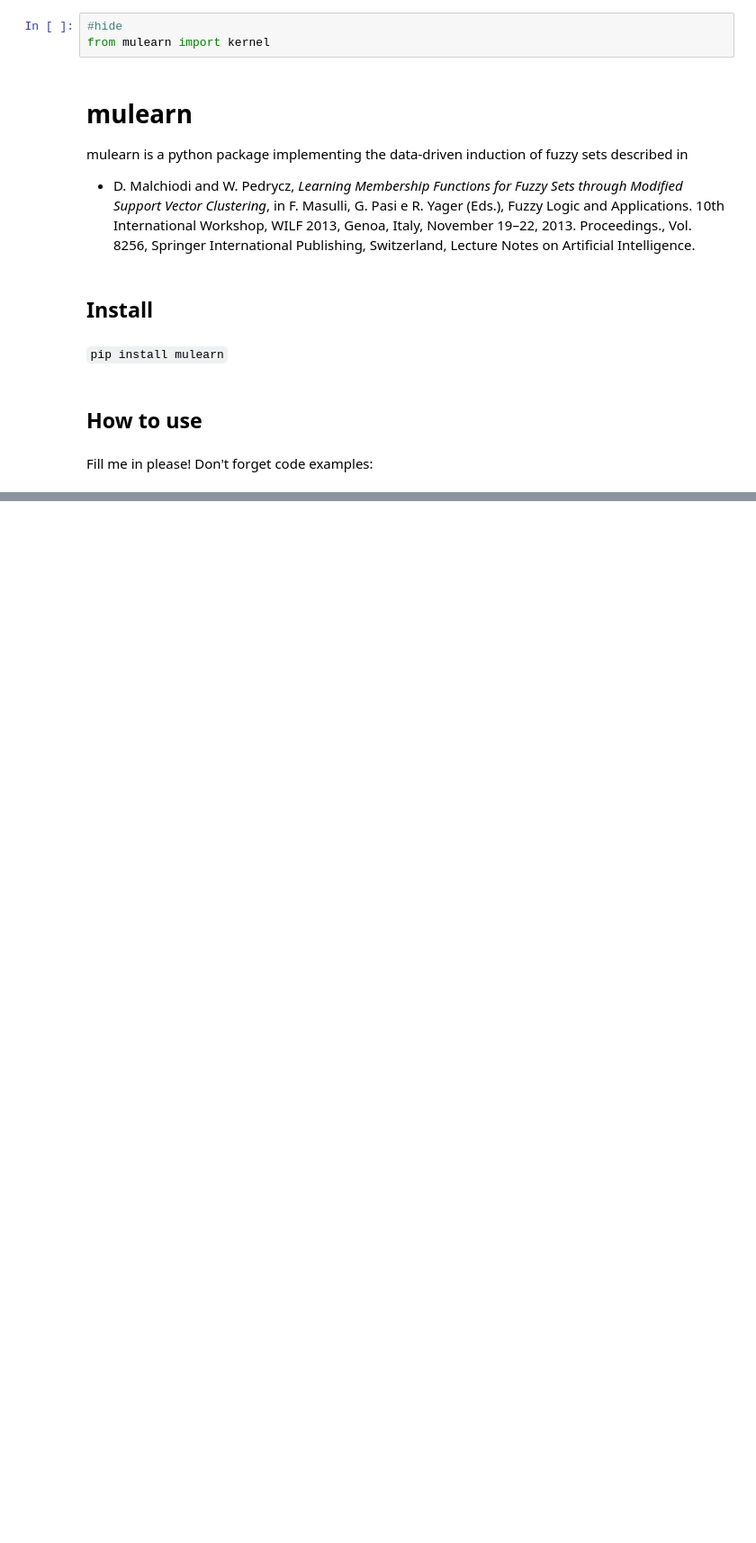
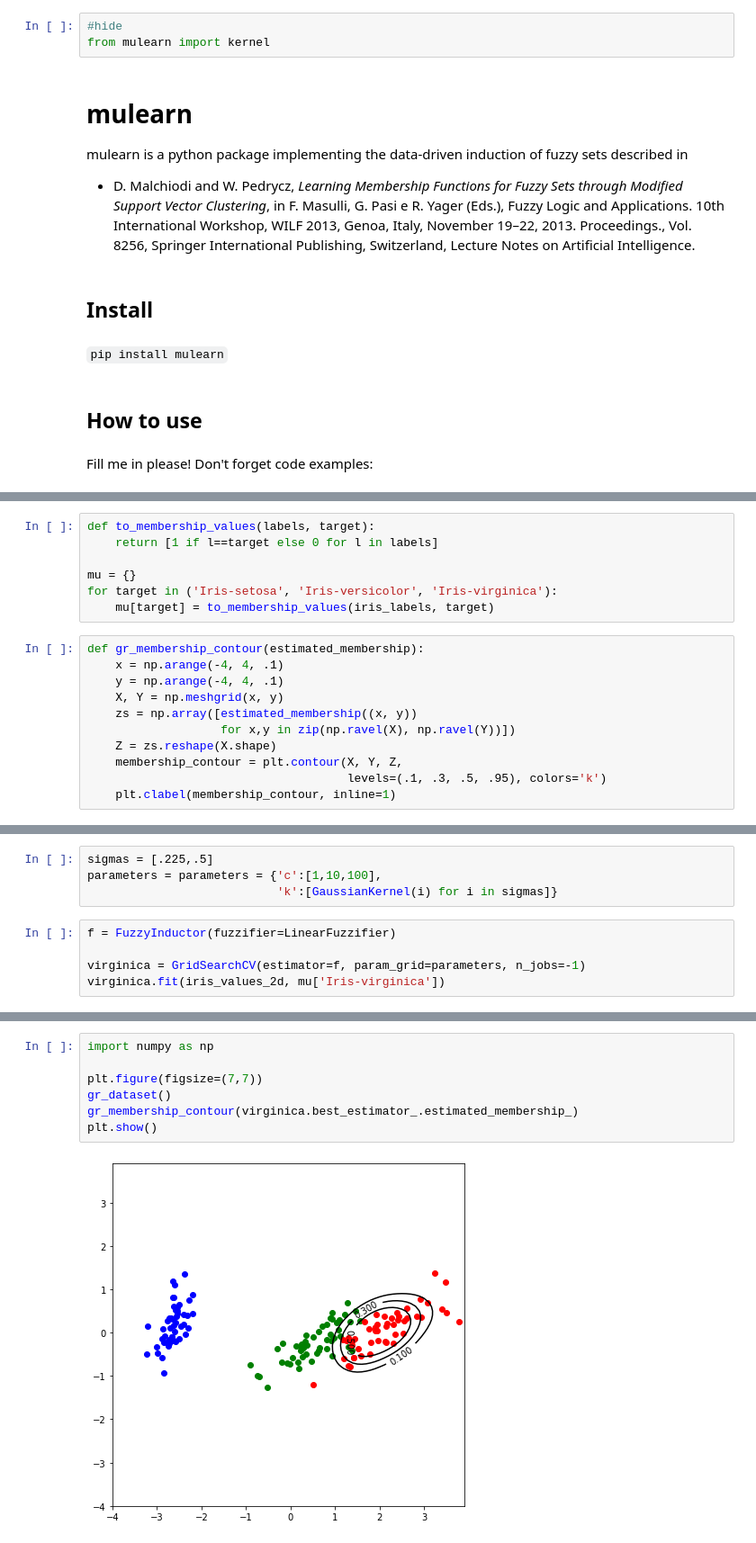
Before and after one commit to ManuelDileo/mulearn, a Jupyter notebook: index.ipynb, the cells around one changed output, grey strips where cells are left out. Shown at 90% size. Cells and saved outputs as stored; diff of their text form; blank space fills up the shorter version.

```diff
--- a/index.ipynb
+++ b/index.ipynb
@@ -24,0 +60,18 @@ Fill me in please! Don't forget code examples:
+# %%
+def to_membership_values(labels, target):
+    return [1 if l==target else 0 for l in labels]
+
+mu = {}
+for target in ('Iris-setosa', 'Iris-versicolor', 'Iris-virginica'):
+    mu[target] = to_membership_values(iris_labels, target)
+# %%
+def gr_membership_contour(estimated_membership):
+    x = np.arange(-4, 4, .1)
+    y = np.arange(-4, 4, .1)
+    X, Y = np.meshgrid(x, y)
+    zs = np.array([estimated_membership((x, y))
+                   for x,y in zip(np.ravel(X), np.ravel(Y))])
+    Z = zs.reshape(X.shape)
+    membership_contour = plt.contour(X, Y, Z,
+                                     levels=(.1, .3, .5, .95), colors='k')
+    plt.clabel(membership_contour, inline=1)
@@ -24,0 +82,9 @@ Fill me in please! Don't forget code examples:
+# %%
+sigmas = [.225,.5]
+parameters = parameters = {'c':[1,10,100],
+                           'k':[GaussianKernel(i) for i in sigmas]}
+# %%
+f = FuzzyInductor(fuzzifier=LinearFuzzifier)
+
+virginica = GridSearchCV(estimator=f, param_grid=parameters, n_jobs=-1)
+virginica.fit(iris_values_2d, mu['Iris-virginica'])
@@ -24,0 +104,9 @@ Fill me in please! Don't forget code examples:
+# %%
+import numpy as np
+
+plt.figure(figsize=(7,7))
+gr_dataset()
+gr_membership_contour(virginica.best_estimator_.estimated_membership_)
+plt.show()
+# %% [output]
+[figure, added]
```
Also changed, not shown: parts of 7 cells of this notebook, 4 other files.
